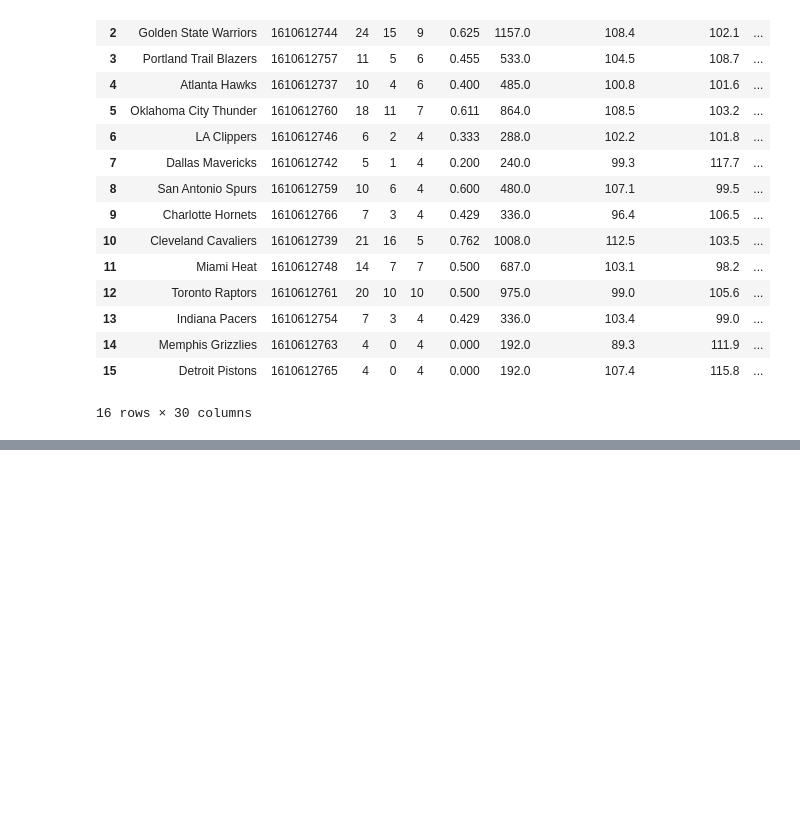
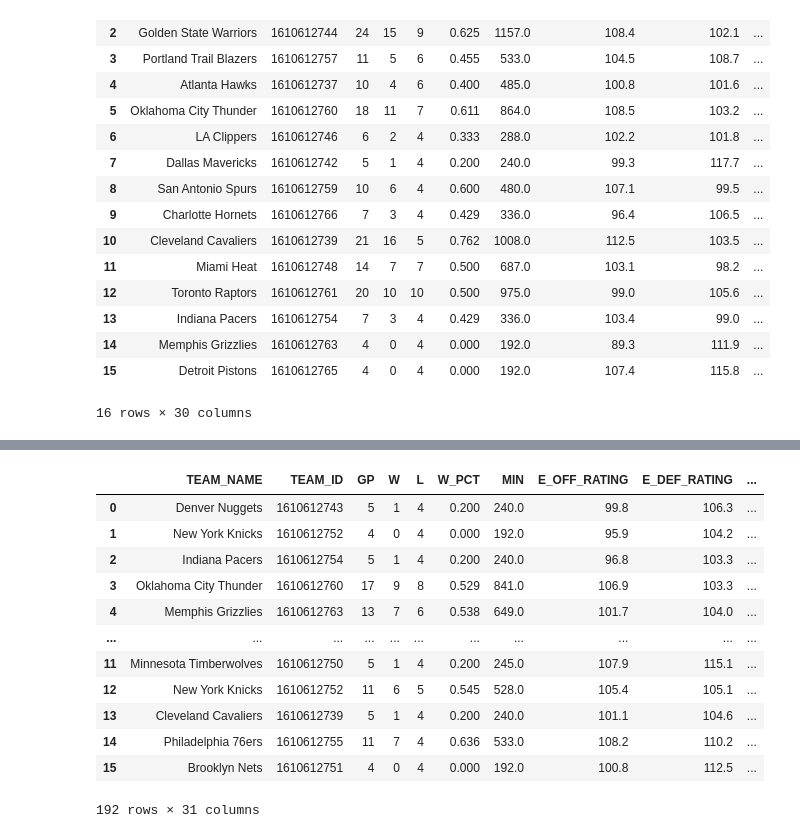
Before and after one commit to nehal-chigurupati/PlayoffReadiness, a Jupyter notebook: main.ipynb, the cells around one changed output, grey strips where cells are left out. Saved outputs shown, nothing was run; the diff lists cells and outputs as text; code cells hidden in the pictures; blank space fills up the shorter version.

```diff
--- a/main.ipynb
+++ b/main.ipynb
@@ -71,0 +90,16 @@ playoff_data.to_csv("playoff_data.csv")
+# %%
+playoff_data
+# %% [output]
+|  | TEAM_NAME | TEAM_ID | GP | W | L | W_PCT | MIN | E_OFF_RATING | E_DEF_RATING | ... |
+| 0 | Denver Nuggets | 1610612743 | 5 | 1 | 4 | 0.200 | 240.0 | 99.8 | 106.3 | ... |
+| 1 | New York Knicks | 1610612752 | 4 | 0 | 4 | 0.000 | 192.0 | 95.9 | 104.2 | ... |
+| 2 | Indiana Pacers | 1610612754 | 5 | 1 | 4 | 0.200 | 240.0 | 96.8 | 103.3 | ... |
+| 3 | Oklahoma City Thunder | 1610612760 | 17 | 9 | 8 | 0.529 | 841.0 | 106.9 | 103.3 | ... |
+| 4 | Memphis Grizzlies | 1610612763 | 13 | 7 | 6 | 0.538 | 649.0 | 101.7 | 104.0 | ... |
+| ... | ... | ... | ... | ... | ... | ... | ... | ... | ... | ... |
+| 11 | Minnesota Timberwolves | 1610612750 | 5 | 1 | 4 | 0.200 | 245.0 | 107.9 | 115.1 | ... |
+| 12 | New York Knicks | 1610612752 | 11 | 6 | 5 | 0.545 | 528.0 | 105.4 | 105.1 | ... |
+| 13 | Cleveland Cavaliers | 1610612739 | 5 | 1 | 4 | 0.200 | 240.0 | 101.1 | 104.6 | ... |
+| 14 | Philadelphia 76ers | 1610612755 | 11 | 7 | 4 | 0.636 | 533.0 | 108.2 | 110.2 | ... |
+| 15 | Brooklyn Nets | 1610612751 | 4 | 0 | 4 | 0.000 | 192.0 | 100.8 | 112.5 | ... |
+192 rows × 31 columns
```
Also changed, not shown: parts of 13 cells of this notebook.
